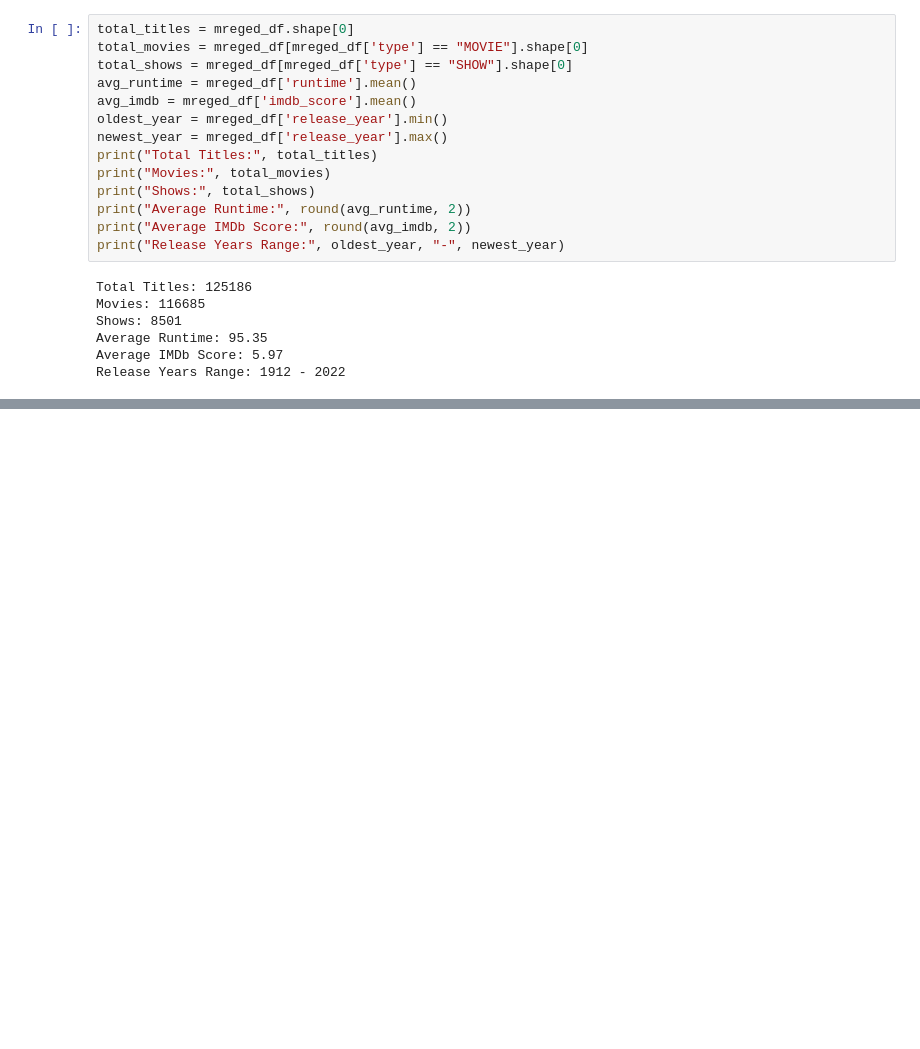
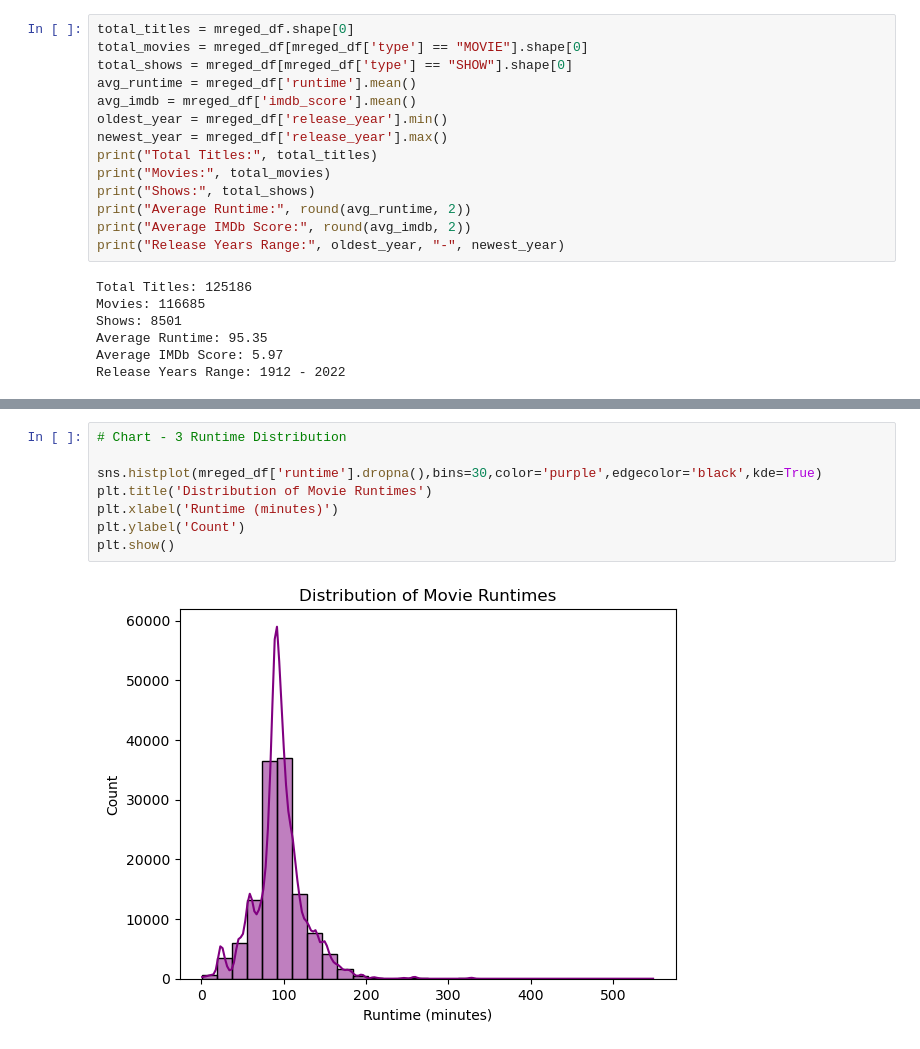
Before and after one commit to codewithkaran-21/Amazon-Prime-TV-Shows-and-Movies-Exploratory-Data-Analysis-, a Jupyter notebook: amazon_eda.ipynb, the cells around one changed output, grey strips where cells are left out. Drawn from its saved outputs; the diff is of its cells as text; blank space fills up the shorter version.

```diff
--- a/amazon_eda.ipynb
+++ b/amazon_eda.ipynb
@@ -301,0 +522,10 @@ Release Years Range: 1912 - 2022
+# %%
+# Chart - 3 Runtime Distribution
+
+sns.histplot(mreged_df['runtime'].dropna(),bins=30,color='purple',edgecolor='black',kde=True)
+plt.title('Distribution of Movie Runtimes')
+plt.xlabel('Runtime (minutes)')
+plt.ylabel('Count')
+plt.show()
+# %% [output]
+[figure, added]
```
Also changed, not shown: parts of 35 cells of this notebook.
